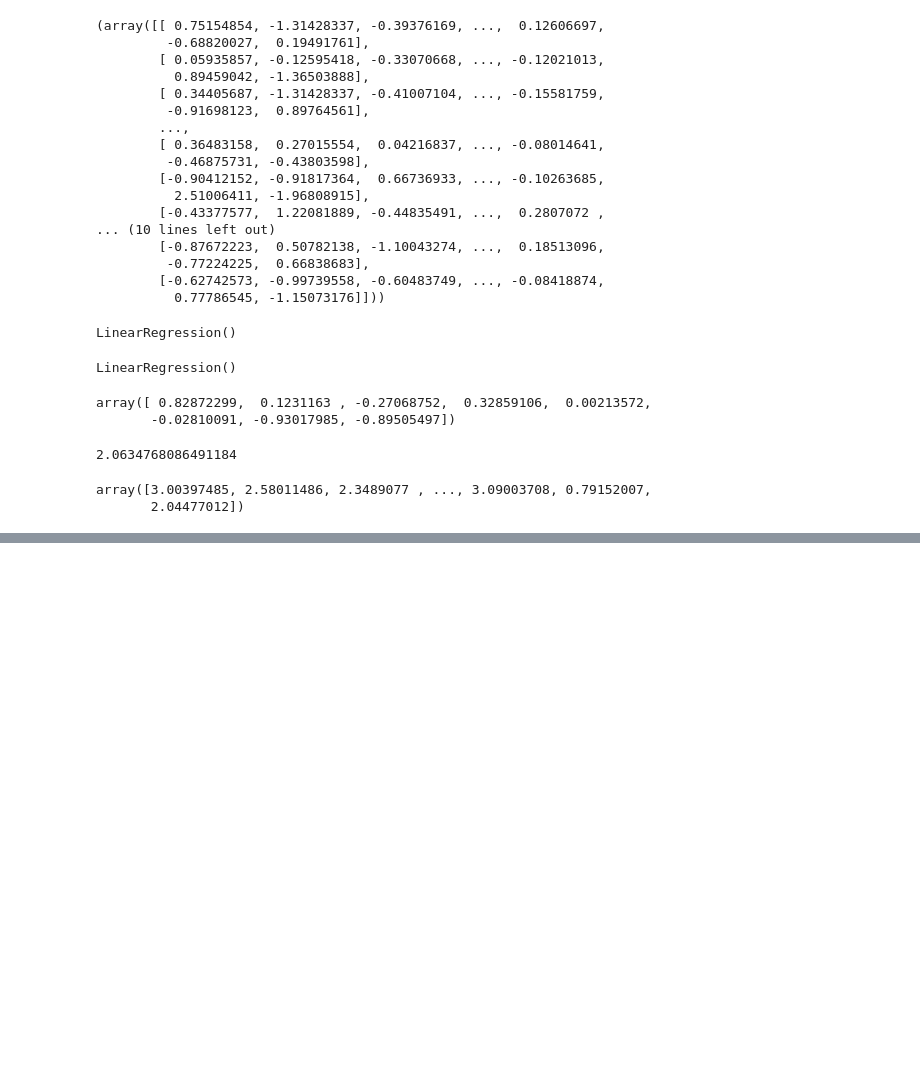
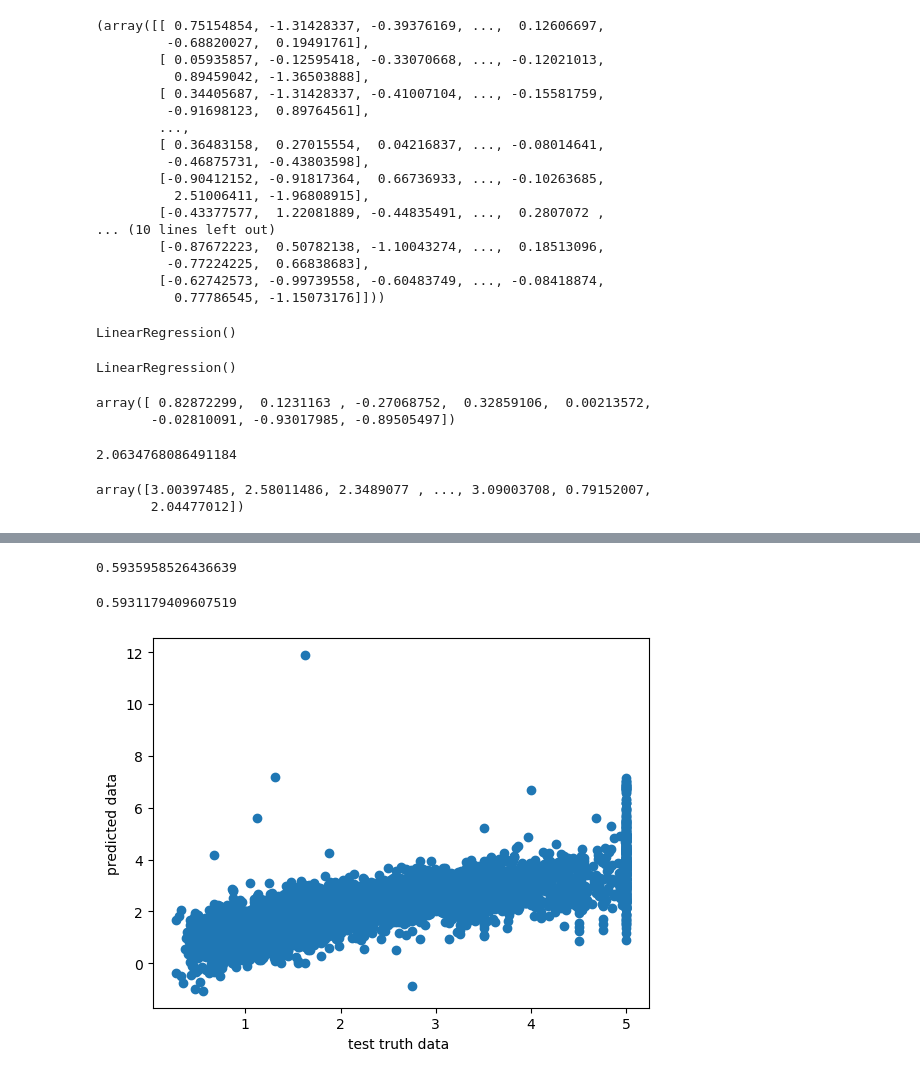
Before and after one commit to ToufiqQureshi/House-Price-prediction, a Jupyter notebook: main.ipynb, the cells around one changed output, grey strips where cells are left out. Saved outputs shown, nothing was run; the diff lists cells and outputs as text; code cells hidden in the pictures; blank space fills up the shorter version.

Commit message:
Updated Streamlit UI and model

```diff
--- a/main.ipynb
+++ b/main.ipynb
@@ -238,0 +239,21 @@ print("Root Mean Squared Error (RMSE):", np.sqrt(mean_squared_error(y_test, y_pr
+# %%
+# this is show us model accuracy
+
+from sklearn.metrics import r2_score
+score = r2_score(y_test, y_pred)
+print(score) #bad accuaracy
+# %% [output]
+0.5935958526436639
+# %%
+1 - (1-score)*(len(y_test)-1)/(len(y_test)-X_test.shape[1]-1) #actual accuracy also bad
+# %% [output]
+0.5931179409607519
+# %%
+# i have to visualize the data to see
+
+plt.scatter(y_test,y_pred)
+plt.xlabel("test truth data ")
+plt.ylabel("predicted data")
+plt.show()
+# %% [output]
+[figure, added]
```
Also changed, not shown: parts of 5 cells of this notebook, 4 other files.
